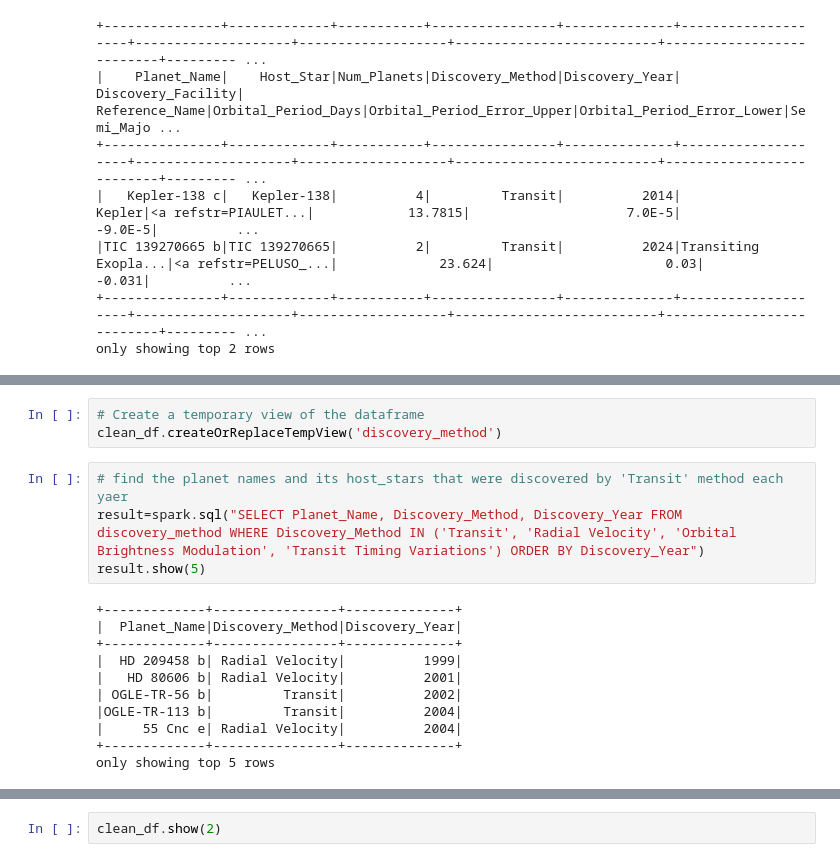
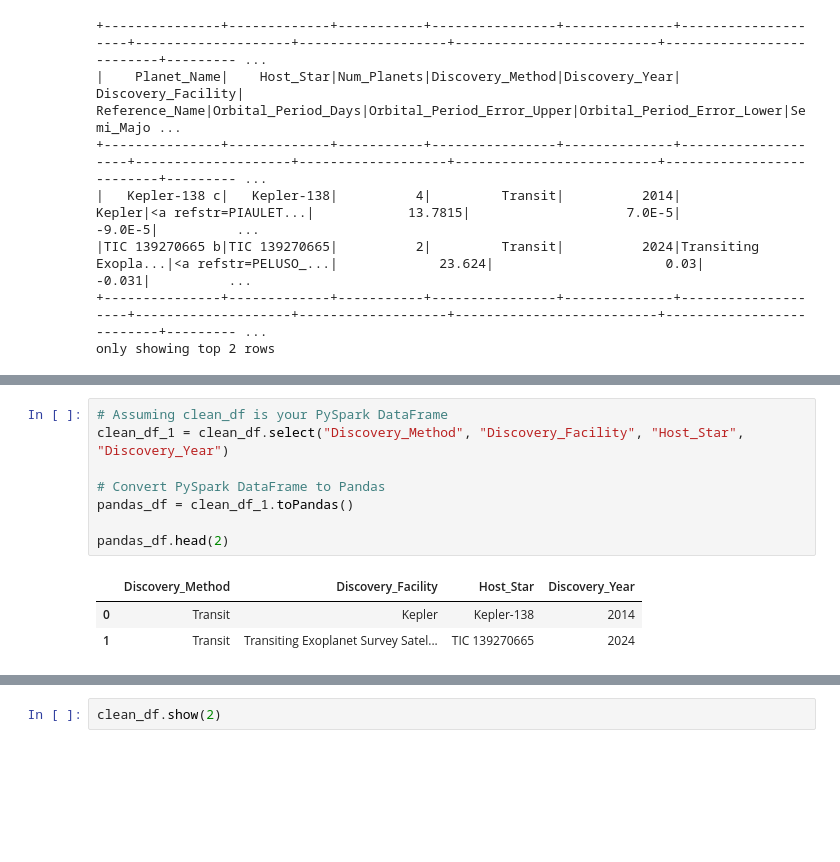
Before and after one commit to PatZ2346/ExoPlanet-Prediction, a Jupyter notebook: Exopredict-Data Analysis Questions/ExoPredict_Data_Analysis.ipynb, the cells around one changed output, grey strips where cells are left out. Drawn from its saved outputs; the diff is of its cells as text; blank space fills up the shorter version.

```diff
--- a/Exopredict-Data Analysis Questions/ExoPredict_Data_Analysis.ipynb
+++ b/Exopredict-Data Analysis Questions/ExoPredict_Data_Analysis.ipynb
@@ -247,18 +216,12 @@ plt.show()
-# %%
-# Create a temporary view of the dataframe
-clean_df.createOrReplaceTempView('discovery_method')
-# %%
-# find the planet names and its host_stars that were discovered by 'Transit' method each yaer
-result=spark.sql("SELECT Planet_Name, Discovery_Method, Discovery_Year FROM discovery_method WHERE Discovery_Method IN ('Transit', 'Radial Velocity', 'Orbital Brightness Modulation', 'Transit Timing Variations') ORDER BY Discovery_Year")
-result.show(5)
-# %% [output]
-+-------------+----------------+--------------+
-|  Planet_Name|Discovery_Method|Discovery_Year|
-+-------------+----------------+--------------+
-|  HD 209458 b| Radial Velocity|          1999|
-|   HD 80606 b| Radial Velocity|          2001|
-| OGLE-TR-56 b|         Transit|          2002|
-|OGLE-TR-113 b|         Transit|          2004|
-|     55 Cnc e| Radial Velocity|          2004|
-+-------------+----------------+--------------+
-only showing top 5 rows
+# %%
+# Assuming clean_df is your PySpark DataFrame
+clean_df_1 = clean_df.select("Discovery_Method", "Discovery_Facility", "Host_Star", "Discovery_Year")
+
+# Convert PySpark DataFrame to Pandas
+pandas_df = clean_df_1.toPandas()
+
+pandas_df.head(2)
+# %% [output]
+|  | Discovery_Method | Discovery_Facility | Host_Star | Discovery_Year |
+| 0 | Transit | Kepler | Kepler-138 | 2014 |
+| 1 | Transit | Transiting Exoplanet Survey Satel... | TIC 139270665 | 2024 |
```
Also changed, not shown: parts of 14 cells of this notebook, 5 other files.
